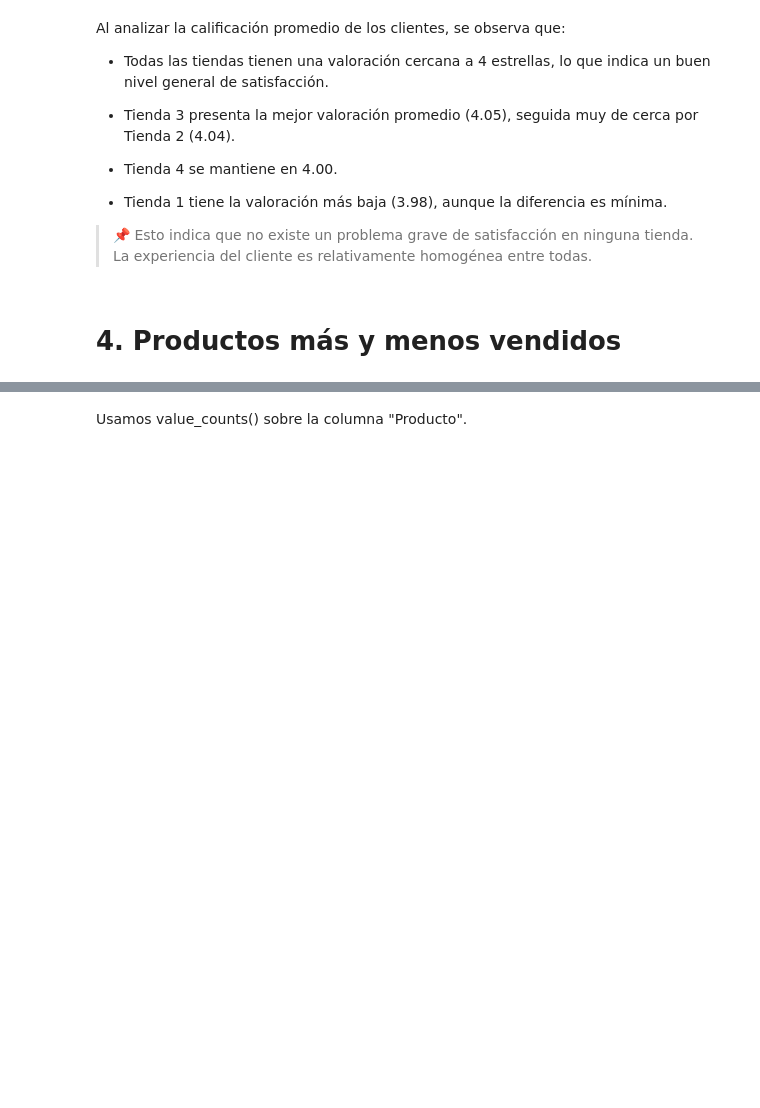
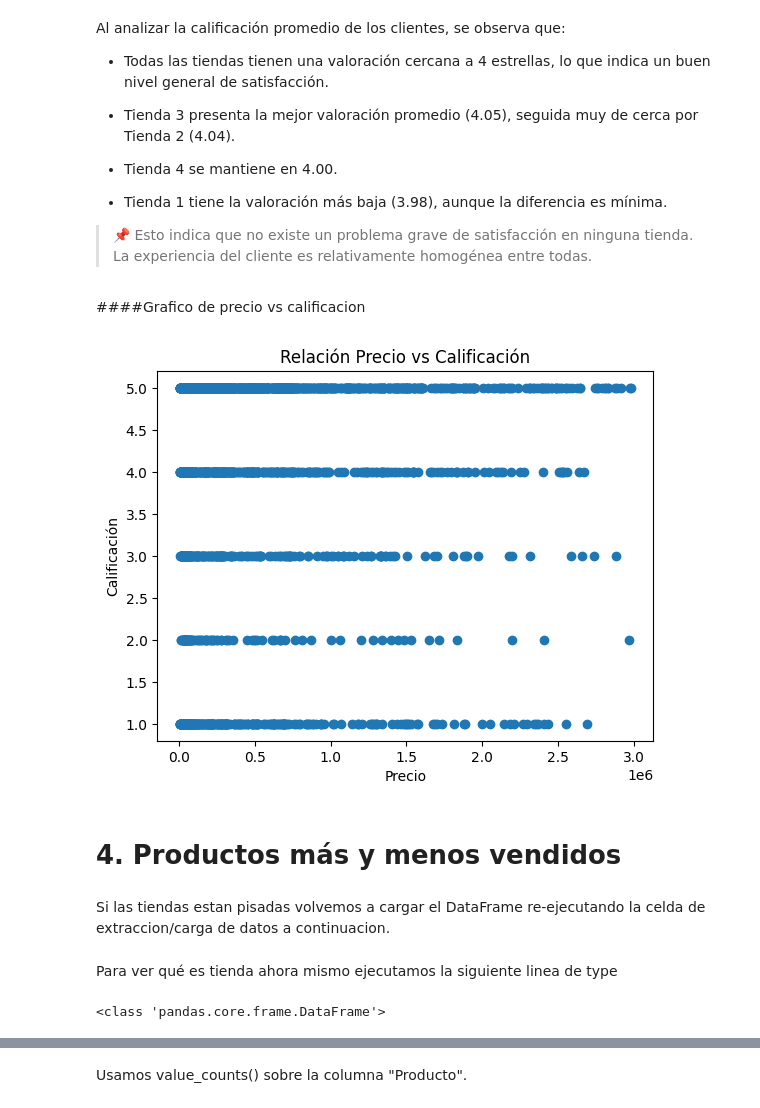
Before and after one commit to Nat-magui/alura-store-challenge, a Jupyter notebook: alura_store_challenge.ipynb, the cells around one changed output, grey strips where cells are left out. Saved outputs shown, nothing was run; the diff lists cells and outputs as text; code cells hidden in the pictures; blank space fills up the shorter version.

```diff
--- a/alura_store_challenge.ipynb
+++ b/alura_store_challenge.ipynb
@@ -492,5 +511,17 @@ Al analizar la calificación promedio de los clientes, se observa que:
   * Tienda 1 tiene la valoración más baja (3.98), aunque la diferencia es mínima.
 
 > 📌 Esto indica que no existe un problema grave de satisfacción en ninguna tienda. La experiencia del cliente es relativamente homogénea entre todas.
+# %% [markdown]
+####Grafico de precio vs calificacion
+# %%
+plt.scatter(tienda["Precio"], tienda["Calificación"])
+plt.title("Relación Precio vs Calificación")
+plt.xlabel("Precio")
+plt.ylabel("Calificación")
+plt.show()
+# %% [output]
+[figure, added]
 # %% [markdown]
 # 4. Productos más y menos vendidos
+# %% [markdown]
+Si las tiendas estan pisadas volvemos a cargar el DataFrame re-ejecutando la celda de extraccion/carga de datos a continuacion.
@@ -496,0 +533,6 @@ Al analizar la calificación promedio de los clientes, se observa que:
+# %% [markdown]
+Para ver qué es tienda ahora mismo ejecutamos la siguiente linea de type
+# %%
+print(type(tienda))
+# %% [output]
+<class 'pandas.core.frame.DataFrame'>
```
Also changed, not shown: parts of 39 cells of this notebook.
